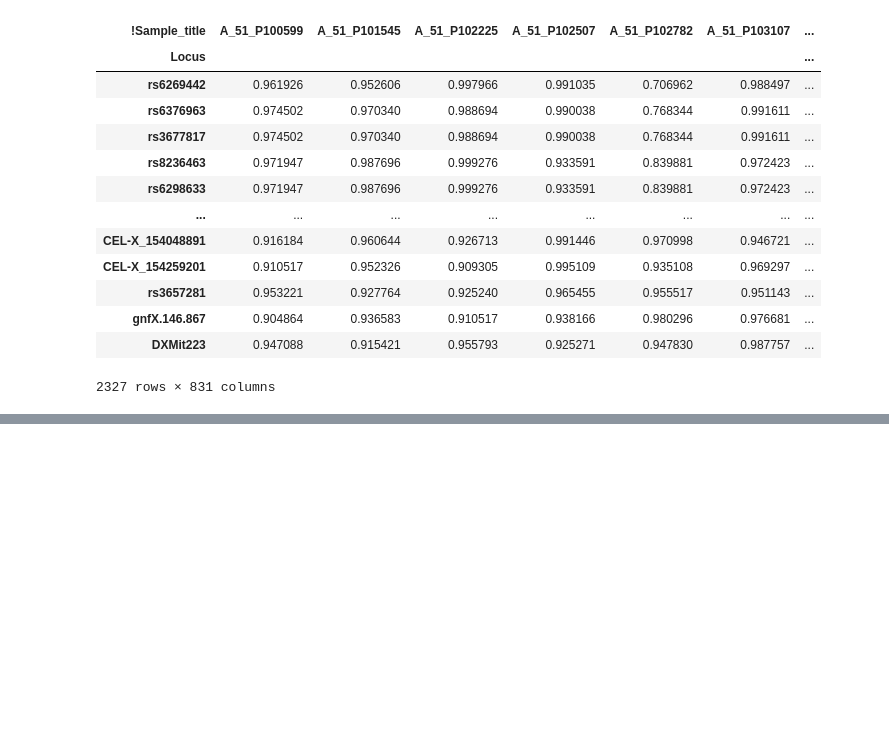
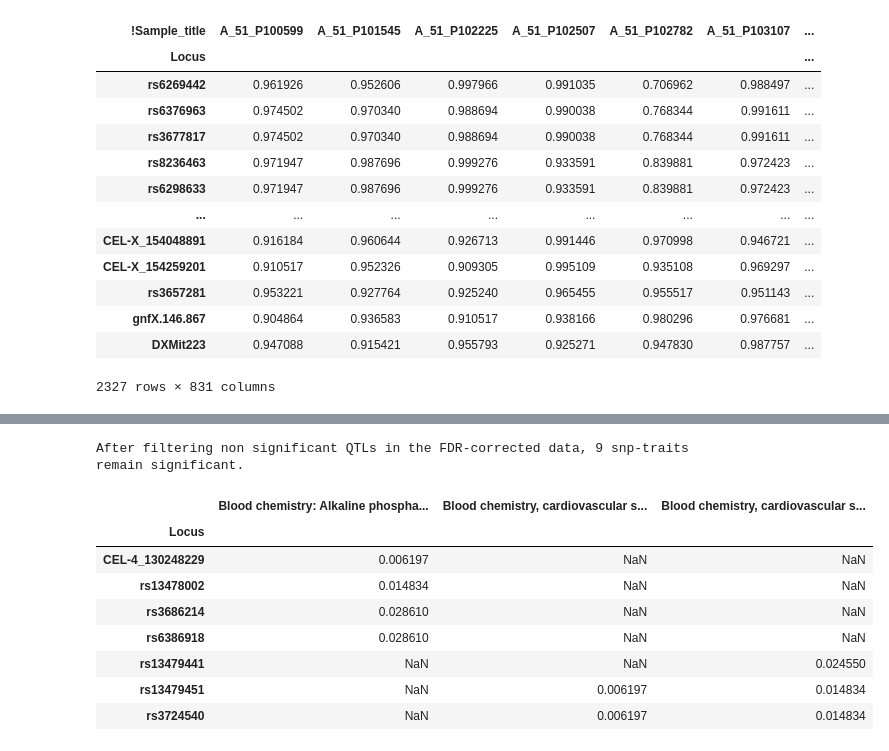
Before and after one commit to guyshur/system_genetics, a Jupyter notebook: drors_work.ipynb, the cells around one changed output, grey strips where cells are left out. Drawn from its saved outputs; the diff is of its cells as text; code cells hidden in the pictures; blank space fills up the shorter version.

```diff
--- a/drors_work.ipynb
+++ b/drors_work.ipynb
@@ -679,0 +769,24 @@ liver_eqtl
+# %%
+qtl = pd.read_csv('./data/temp_qtl.csv', index_col=0)
+# %%
+qtl_fdr = qtl.copy()
+multiple_test_correction(qtl_fdr)
+
+is_significant = qtl_fdr <= 0.05
+
+reduced_qtl = qtl_fdr[is_significant].dropna(axis = 1, how='all').dropna(axis = 0, how='all')
+num_significant_qtls = reduced_qtl.notna().sum().sum()
+
+print(f"After filtering non significant QTLs in the FDR-corrected data, {num_significant_qtls} snp-traits remain significant.")
+display(reduced_qtl)
+# %% [output]
+After filtering non significant QTLs in the FDR-corrected data, 9 snp-traits remain significant.
+|  | Blood chemistry: Alkaline phospha... | Blood chemistry, cardiovascular s... | Blood chemistry, cardiovascular s... |
+| Locus |  |  |  |
+| CEL-4_130248229 | 0.006197 | NaN | NaN |
+| rs13478002 | 0.014834 | NaN | NaN |
+| rs3686214 | 0.028610 | NaN | NaN |
+| rs6386918 | 0.028610 | NaN | NaN |
+| rs13479441 | NaN | NaN | 0.024550 |
+| rs13479451 | NaN | 0.006197 | 0.014834 |
+| rs3724540 | NaN | 0.006197 | 0.014834 |
```
Also changed, not shown: parts of 17 cells of this notebook.
